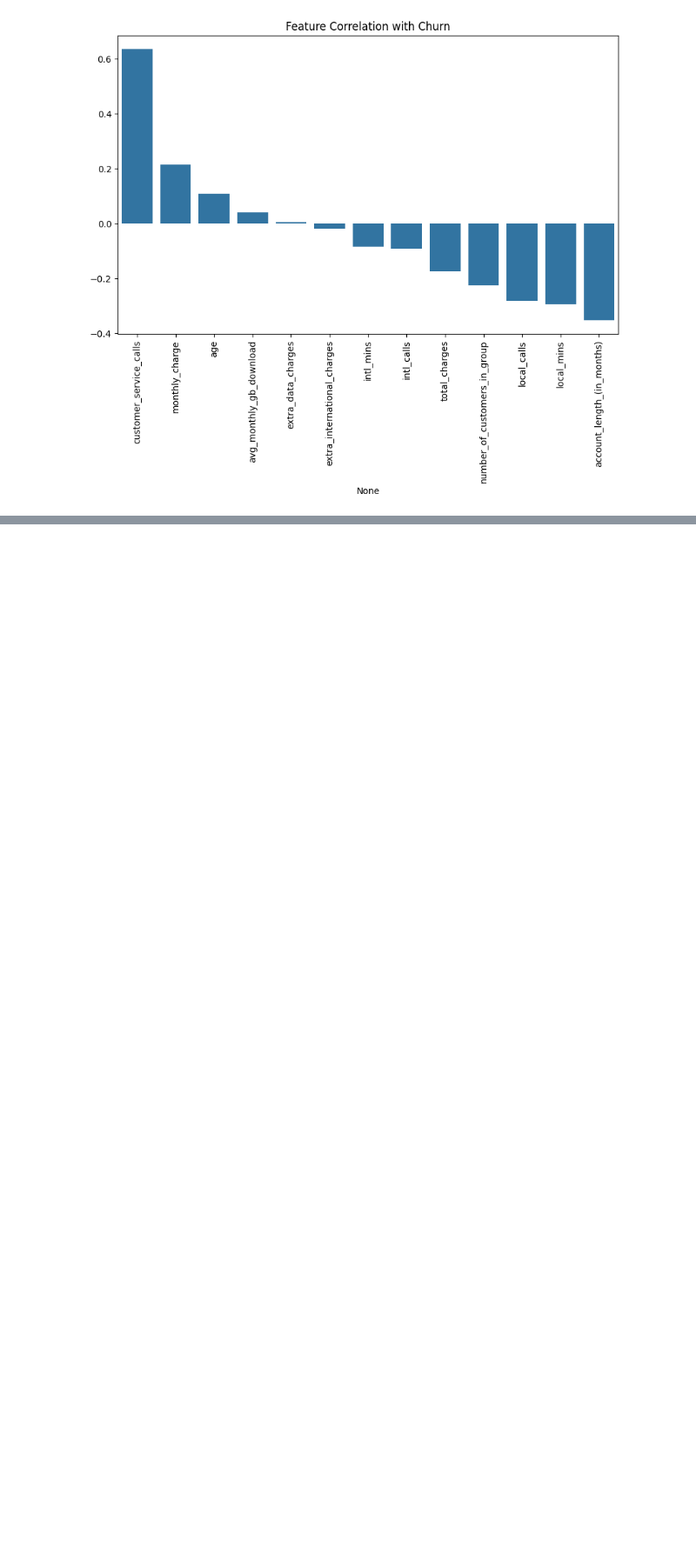
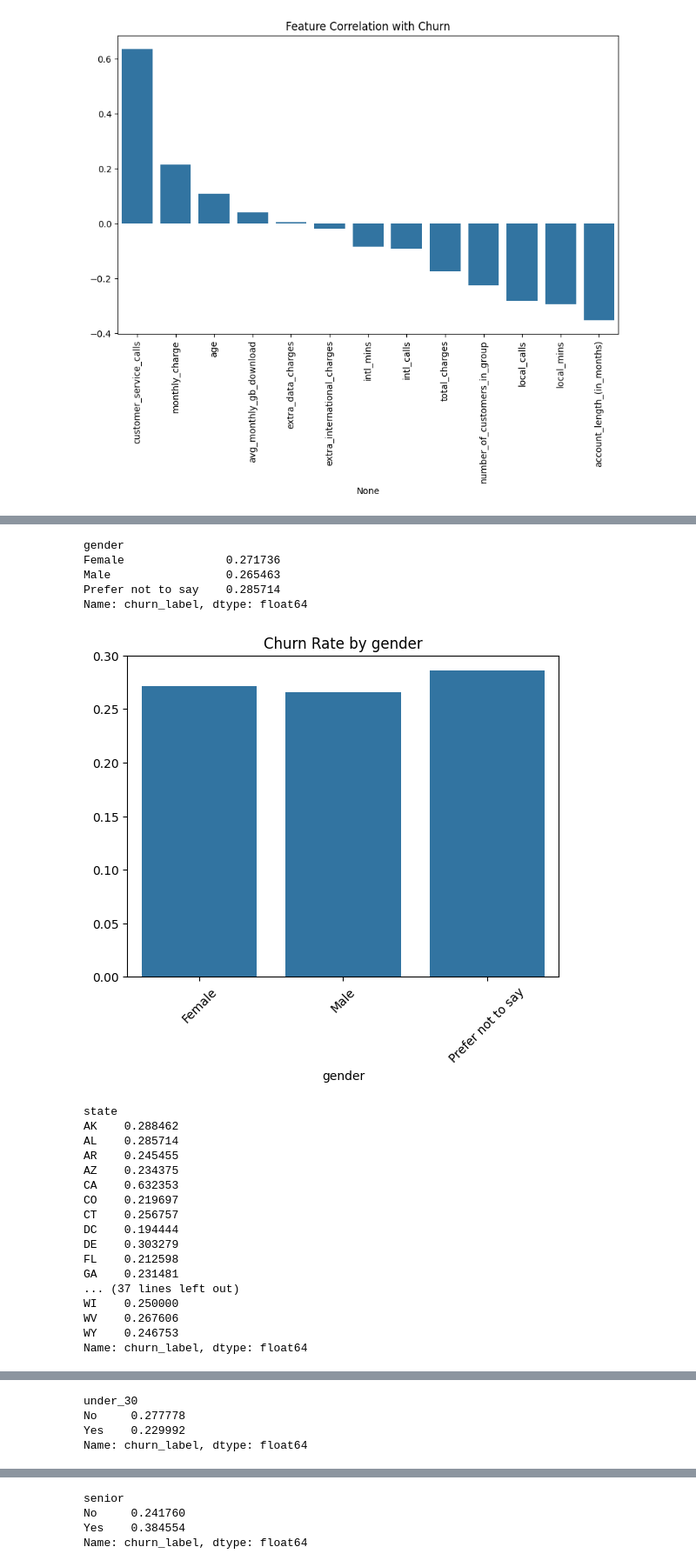
Before and after one commit to ELBrown11/Analyzing-Customer-Churn-using-Machine-Learning, a Jupyter notebook: CustomerChurn.ipynb, the cells around one changed output, grey strips where cells are left out. Shown: that part at 87% size. Cells and saved outputs as stored; diff of their text form; code cells hidden in the pictures; blank space fills up the shorter version.

```diff
--- a/CustomerChurn.ipynb
+++ b/CustomerChurn.ipynb
@@ -151,0 +189,34 @@ dtype: int64
+# %%
+demographic_factors = ['gender', 'state', 'under_30', 'senior']
+for factor in demographic_factors:
+    churn_by_factor = data.groupby(factor)['churn_label'].mean()
+    print(churn_by_factor)
+
+    sns.barplot(x=churn_by_factor.index, y=churn_by_factor.values)
+    plt.xticks(rotation=45)
+    plt.title(f"Churn Rate by {factor}")
+    plt.show()
+# %% [output]
+gender
+Female               0.271736
+Male                 0.265463
+Prefer not to say    0.285714
+Name: churn_label, dtype: float64
+[figure, added]
+state
+AK    0.288462
+AL    0.285714
+AR    0.245455
+AZ    0.234375
+CA    0.632353
+CO    0.219697
+CT    0.256757
+DC    0.194444
+DE    0.303279
+FL    0.212598
+GA    0.231481
+... (37 lines left out)
+WI    0.250000
+WV    0.267606
+WY    0.246753
+Name: churn_label, dtype: float64
@@ -151,0 +224,4 @@ dtype: int64
+under_30
+No     0.277778
+Yes    0.229992
+Name: churn_label, dtype: float64
@@ -151,0 +229,4 @@ dtype: int64
+senior
+No     0.241760
+Yes    0.384554
+Name: churn_label, dtype: float64
```
Also changed, not shown: parts of 17 cells of this notebook.
